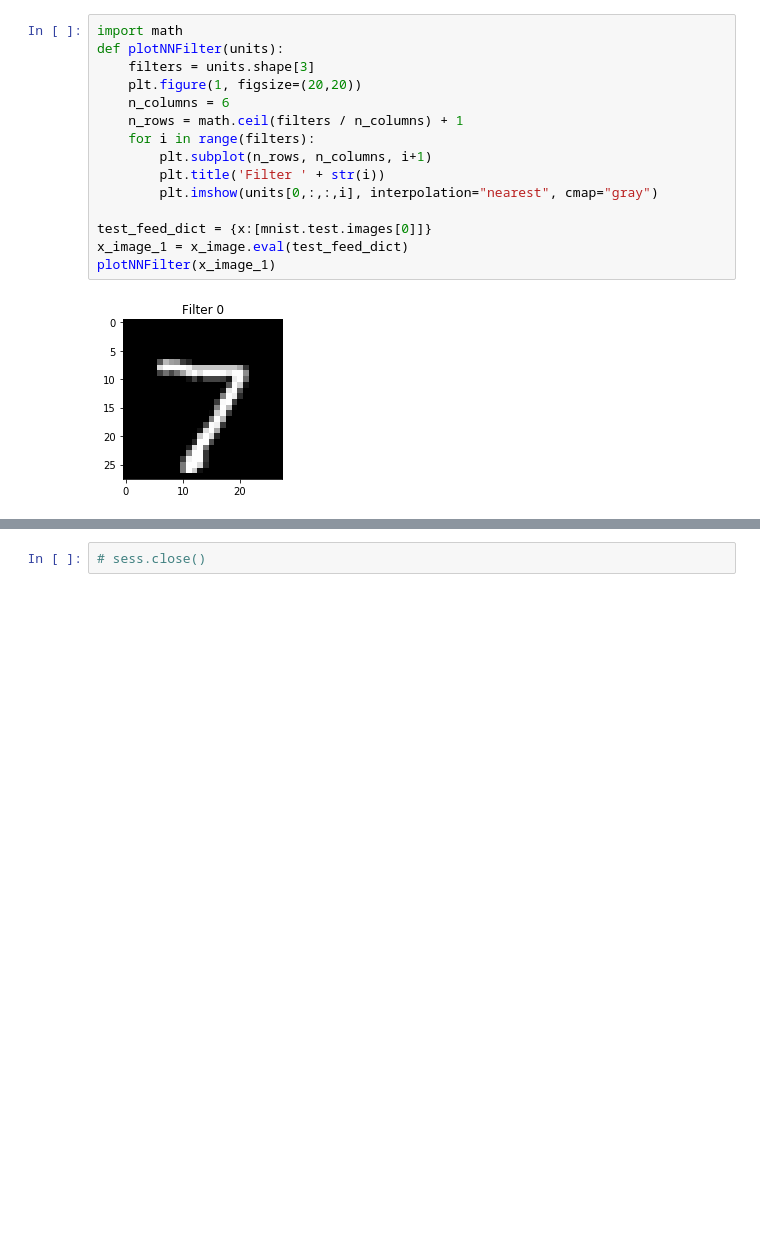
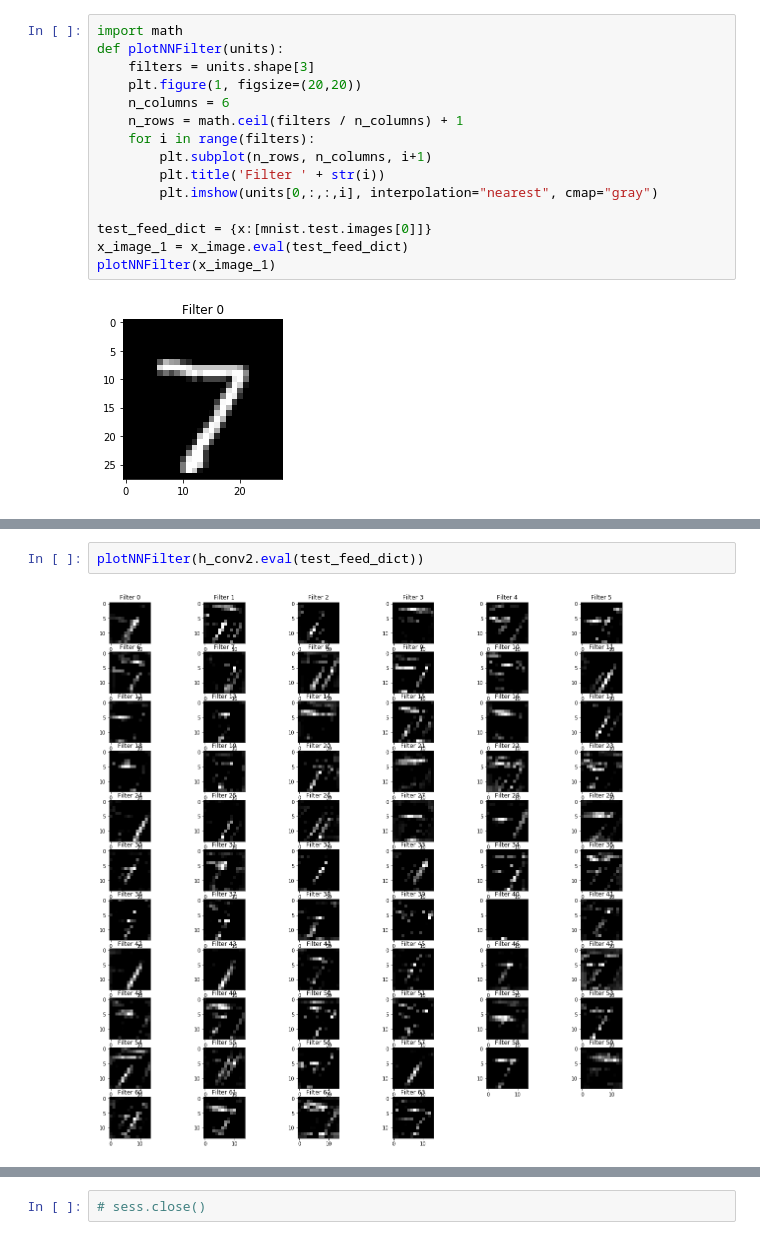
Before and after one commit to cbbaaa1989/study_cnn, a Jupyter notebook: Experts.ipynb, the cells around one changed output, grey strips where cells are left out. Saved outputs shown, nothing was run; the diff lists cells and outputs as text; blank space fills up the shorter version.

```diff
--- a/Experts.ipynb
+++ b/Experts.ipynb
@@ -185,0 +167,4 @@ plotNNFilter(h_pool1.eval(test_feed_dict))
+# %%
+plotNNFilter(h_conv2.eval(test_feed_dict))
+# %% [output]
+[figure, added]
```
Also changed, not shown: parts of 13 cells of this notebook, 1 other file.
